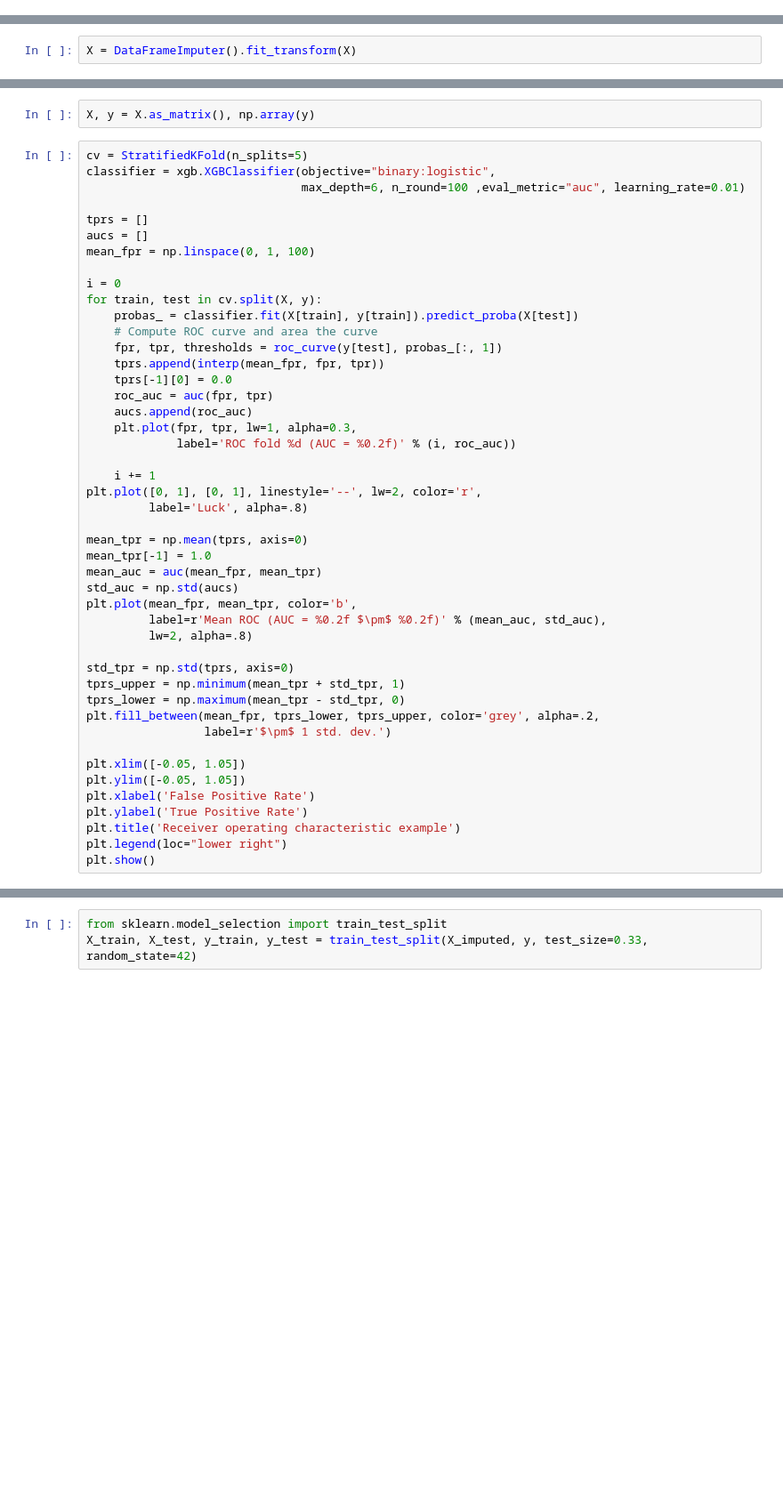
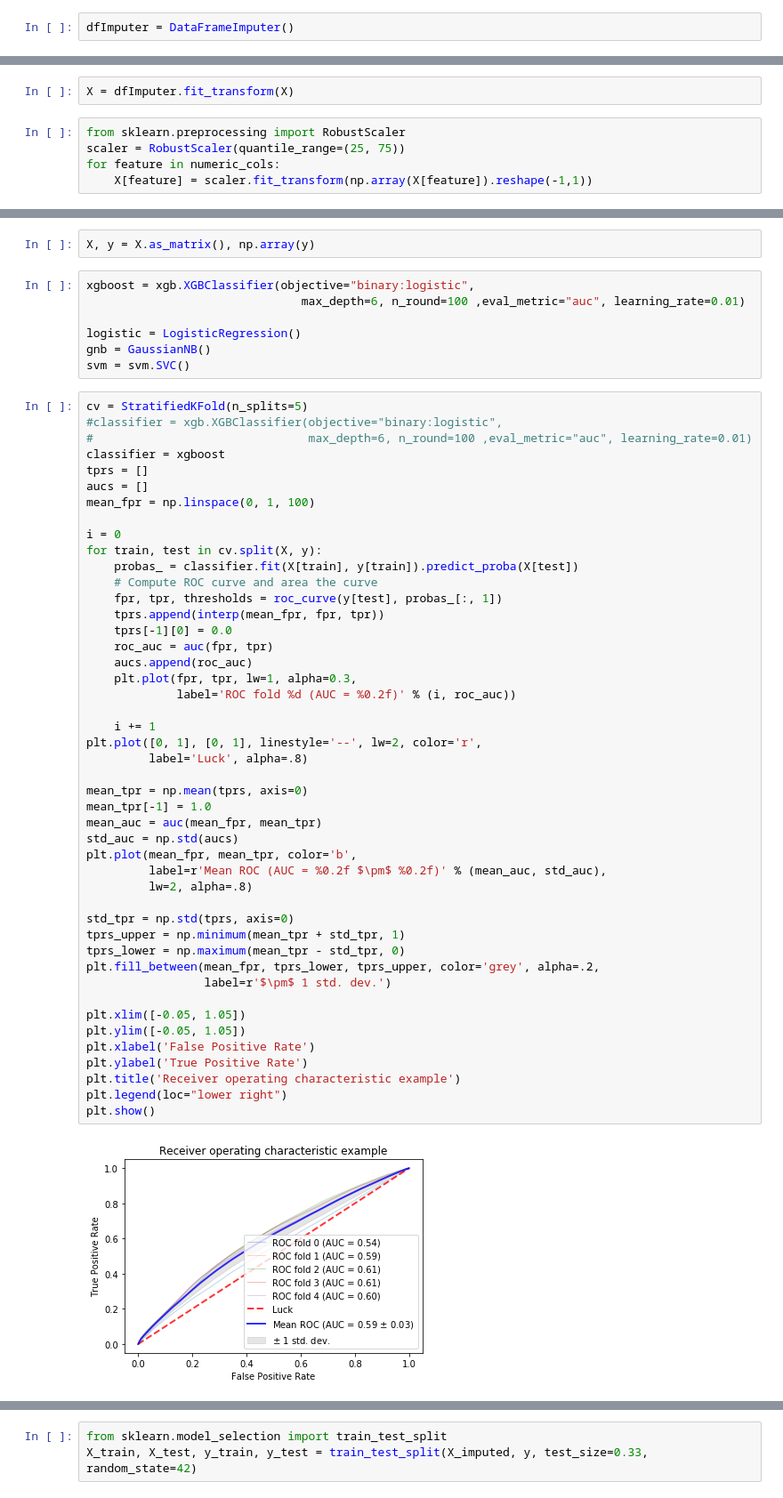
Before and after one commit to jin14/DataSG2018, a Jupyter notebook: DataProcessing.ipynb, the cells around one changed output, grey strips where cells are left out. Shown: that part at 89% size. Saved outputs shown, nothing was run; the diff lists cells and outputs as text; blank space fills up the shorter version.

```diff
--- a/DataProcessing.ipynb
+++ b/DataProcessing.ipynb
@@ -89,5 +105,7 @@ class DataFrameImputer(TransformerMixin):
         return self
     def transform(self, X, y=None):
         return X.fillna(self.fill)
+# %%
+dfImputer = DataFrameImputer()
 # %%
 X, y = df[features], df['CustomerInterest']
@@ -97,5 +112,10 @@ Timedelta('4447 days 00:00:00')
 # %%
-X = DataFrameImputer().fit_transform(X)
+X = dfImputer.fit_transform(X)
+# %%
+from sklearn.preprocessing import RobustScaler
+scaler = RobustScaler(quantile_range=(25, 75))
+for feature in numeric_cols:
+    X[feature] = scaler.fit_transform(np.array(X[feature]).reshape(-1,1))
 # %%
 from sklearn.preprocessing import LabelEncoder
 le = LabelEncoder()
@@ -123,10 +146,17 @@ from sklearn.model_selection import StratifiedKFold
 # %%
 X, y = X.as_matrix(), np.array(y)
+# %%
+xgboost = xgb.XGBClassifier(objective="binary:logistic",
+                               max_depth=6, n_round=100 ,eval_metric="auc", learning_rate=0.01)
+
+logistic = LogisticRegression()
+gnb = GaussianNB()
+svm = svm.SVC()
 # %%
 cv = StratifiedKFold(n_splits=5)
-classifier = xgb.XGBClassifier(objective="binary:logistic",
-                               max_depth=6, n_round=100 ,eval_metric="auc", learning_rate=0.01)
-
+#classifier = xgb.XGBClassifier(objective="binary:logistic",
+#                               max_depth=6, n_round=100 ,eval_metric="auc", learning_rate=0.01)
+classifier = xgboost
 tprs = []
 aucs = []
 mean_fpr = np.linspace(0, 1, 100)
@@ -141,30 +171,32 @@ for train, test in cv.split(X, y):
     roc_auc = auc(fpr, tpr)
     aucs.append(roc_auc)
     plt.plot(fpr, tpr, lw=1, alpha=0.3,
              label='ROC fold %d (AUC = %0.2f)' % (i, roc_auc))
 
     i += 1
 plt.plot([0, 1], [0, 1], linestyle='--', lw=2, color='r',
          label='Luck', alpha=.8)
 
 mean_tpr = np.mean(tprs, axis=0)
 mean_tpr[-1] = 1.0
 mean_auc = auc(mean_fpr, mean_tpr)
 std_auc = np.std(aucs)
 plt.plot(mean_fpr, mean_tpr, color='b',
          label=r'Mean ROC (AUC = %0.2f $\pm$ %0.2f)' % (mean_auc, std_auc),
          lw=2, alpha=.8)
 
 std_tpr = np.std(tprs, axis=0)
 tprs_upper = np.minimum(mean_tpr + std_tpr, 1)
 tprs_lower = np.maximum(mean_tpr - std_tpr, 0)
 plt.fill_between(mean_fpr, tprs_lower, tprs_upper, color='grey', alpha=.2,
                  label=r'$\pm$ 1 std. dev.')
 
 plt.xlim([-0.05, 1.05])
 plt.ylim([-0.05, 1.05])
 plt.xlabel('False Positive Rate')
 plt.ylabel('True Positive Rate')
 plt.title('Receiver operating characteristic example')
 plt.legend(loc="lower right")
 plt.show()
+# %% [output]
+[figure, added]
```
Also changed, not shown: parts of 52 cells of this notebook.
